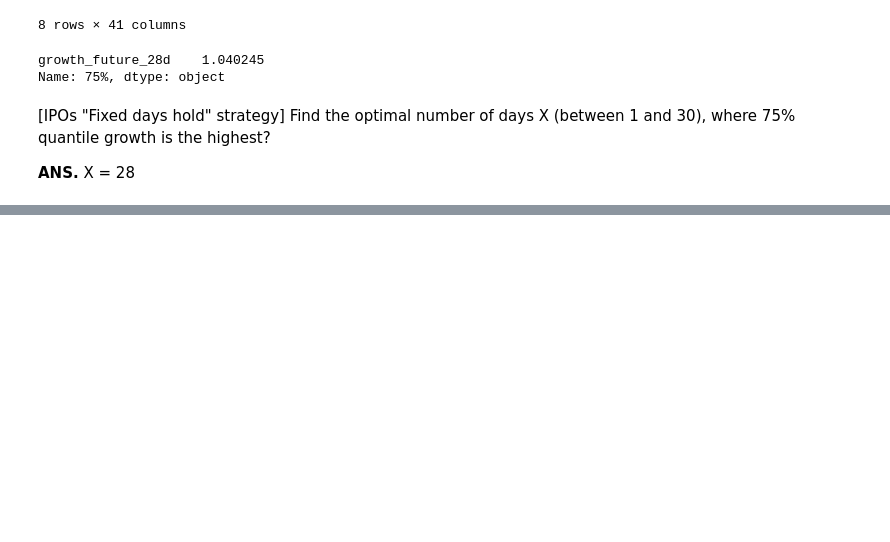
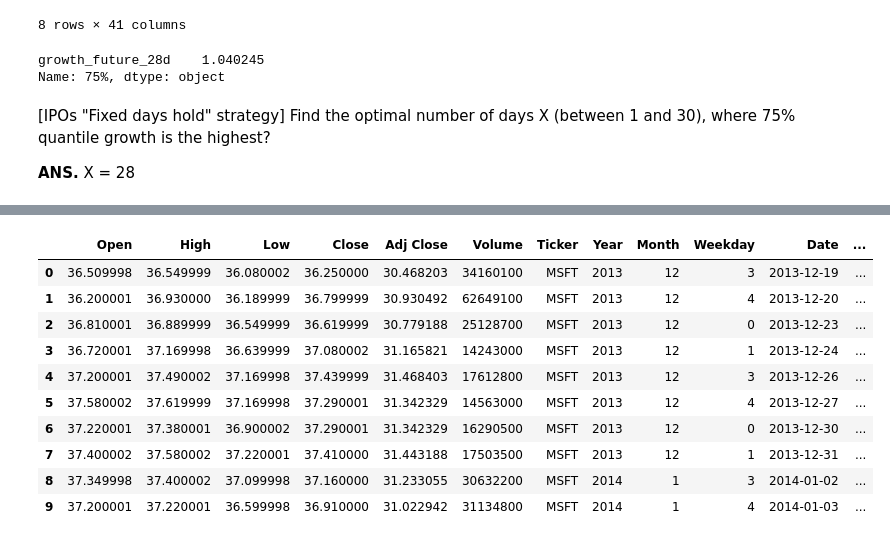
Before and after one commit to lucapug/dtc-stock-markets-analytics-zoomcamp, a Jupyter notebook: cohorts/2024/SMA_zoomcamp_lab2_and_HW2.ipynb, the cells around one changed output, grey strips where cells are left out. Drawn from its saved outputs; the diff is of its cells as text; code cells hidden in the pictures; blank space fills up the shorter version.

```diff
--- a/cohorts/2024/SMA_zoomcamp_lab2_and_HW2.ipynb
+++ b/cohorts/2024/SMA_zoomcamp_lab2_and_HW2.ipynb
@@ -2946,0 +3017,2 @@ Name: 75%, dtype: object
+# %%
+LARGEST_STOCKS = US_STOCKS + EU_STOCKS + INDIA_STOCKS
@@ -2946,0 +3027,32 @@ Name: 75%, dtype: object
+# %%
+import time
+
+stocks_df = pd.DataFrame({'A' : []})
+
+for i,ticker in enumerate(LARGEST_STOCKS):
+  print(i,ticker)
+
+  # Work with stock prices
+  historyPrices = yf.download(tickers = ticker,
+                     start='2013-12-19',
+                              end='2023-12-31',
+                     interval = "1d")
+
+  # generate features for historical prices, and what we want to predict
+  historyPrices['Ticker'] = ticker
+  historyPrices['Year']= historyPrices.index.year
+  historyPrices['Month'] = historyPrices.index.month
+  historyPrices['Weekday'] = historyPrices.index.weekday
+  historyPrices['Date'] = historyPrices.index.date
+
+  # historical returns
+  historyPrices['growth_7d'] = historyPrices['Adj Close'] / historyPrices['Adj Close'].shift(7)
+
+  # sleep 1 sec between downloads - not to overload the API server
+  time.sleep(1)
+
+
+  if stocks_df.empty:
+    stocks_df = historyPrices
+  else:
+    stocks_df = pd.concat([stocks_df, historyPrices], ignore_index=True)
@@ -2946,0 +3074,14 @@ Name: 75%, dtype: object
+# %%
+stocks_df.head(10)
+# %% [output]
+|  | Open | High | Low | Close | Adj Close | Volume | Ticker | Year | Month | Weekday | Date | ... |
+| 0 | 36.509998 | 36.549999 | 36.080002 | 36.250000 | 30.468203 | 34160100 | MSFT | 2013 | 12 | 3 | 2013-12-19 | ... |
+| 1 | 36.200001 | 36.930000 | 36.189999 | 36.799999 | 30.930492 | 62649100 | MSFT | 2013 | 12 | 4 | 2013-12-20 | ... |
+| 2 | 36.810001 | 36.889999 | 36.549999 | 36.619999 | 30.779188 | 25128700 | MSFT | 2013 | 12 | 0 | 2013-12-23 | ... |
+| 3 | 36.720001 | 37.169998 | 36.639999 | 37.080002 | 31.165821 | 14243000 | MSFT | 2013 | 12 | 1 | 2013-12-24 | ... |
+| 4 | 37.200001 | 37.490002 | 37.169998 | 37.439999 | 31.468403 | 17612800 | MSFT | 2013 | 12 | 3 | 2013-12-26 | ... |
+| 5 | 37.580002 | 37.619999 | 37.169998 | 37.290001 | 31.342329 | 14563000 | MSFT | 2013 | 12 | 4 | 2013-12-27 | ... |
+| 6 | 37.220001 | 37.380001 | 36.900002 | 37.290001 | 31.342329 | 16290500 | MSFT | 2013 | 12 | 0 | 2013-12-30 | ... |
+| 7 | 37.400002 | 37.580002 | 37.220001 | 37.410000 | 31.443188 | 17503500 | MSFT | 2013 | 12 | 1 | 2013-12-31 | ... |
+| 8 | 37.349998 | 37.400002 | 37.099998 | 37.160000 | 31.233055 | 30632200 | MSFT | 2014 | 1 | 3 | 2014-01-02 | ... |
+| 9 | 37.200001 | 37.220001 | 36.599998 | 36.910000 | 31.022942 | 31134800 | MSFT | 2014 | 1 | 4 | 2014-01-03 | ... |
```
Also changed, not shown: parts of 78 cells of this notebook.
